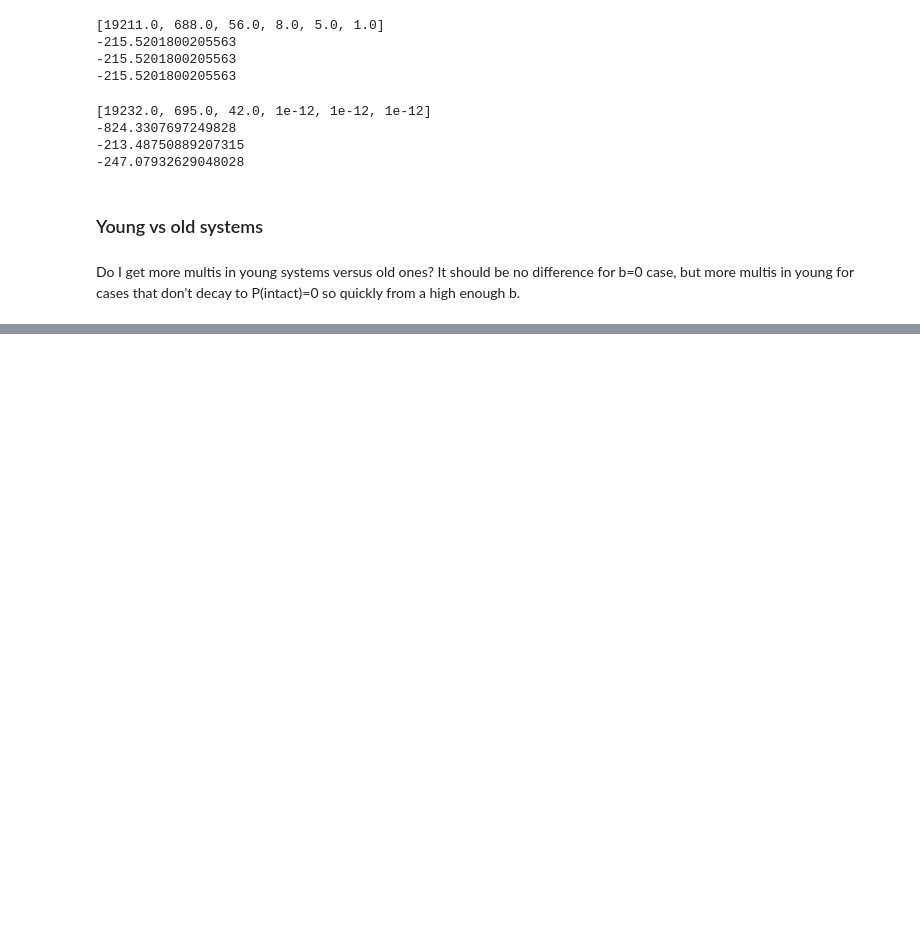
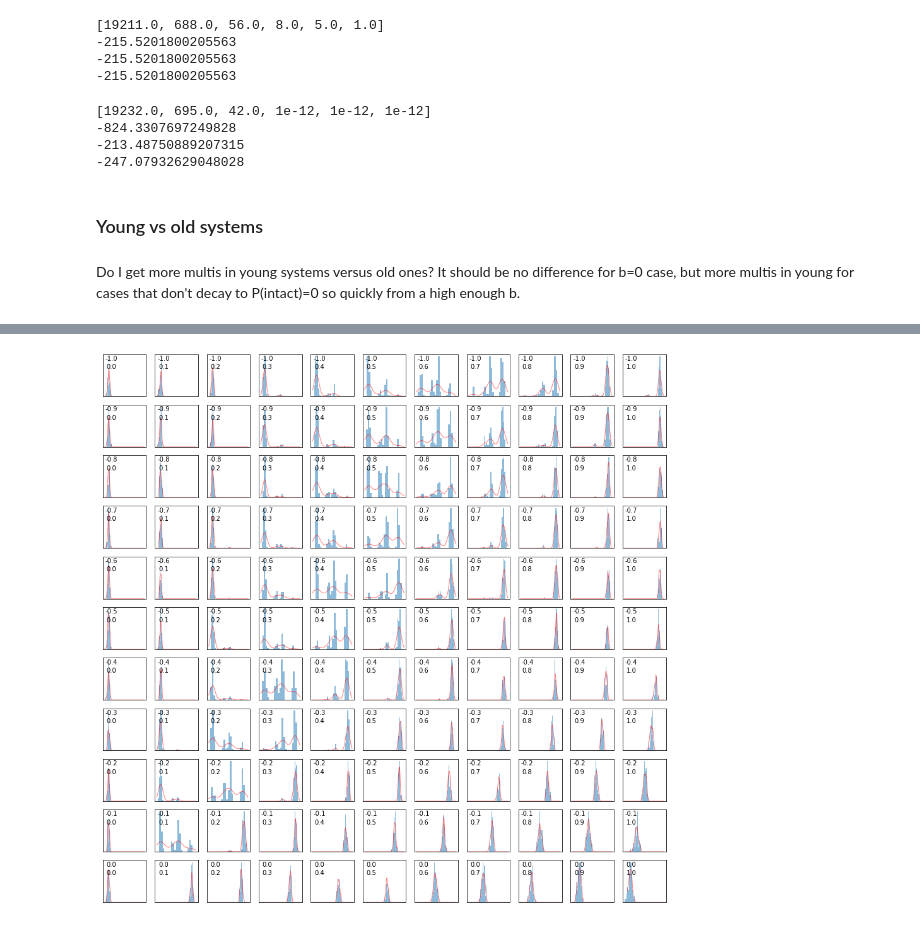
Before and after one commit to exoclam/sculpting, a Jupyter notebook: hipergator/troubleshoot-logLs.ipynb, the cells around one changed output, grey strips where cells are left out. Saved outputs shown, nothing was run; the diff lists cells and outputs as text; code cells hidden in the pictures; blank space fills up the shorter version.

```diff
--- a/hipergator/troubleshoot-logLs.ipynb
+++ b/hipergator/troubleshoot-logLs.ipynb
@@ -356,0 +443,10 @@ Name: num_planets, dtype: int64
+# %%
+# reconstructive surgery for lam of 1e-12
+fixed_logLs = []
+for x in df.lams:
+    temp_fixed_logLs = []
+    for y in x:
+        temp_fixed_logLs.append(better_loglike(y, k, 'a'))
+        #temp_fixed_logLs.append(og_better_loglike(y, k)) # for testing porpoises
+    fixed_logLs.append(temp_fixed_logLs)
+df['fixed_logLs'] = fixed_logLs
@@ -356,0 +475,78 @@ Name: num_planets, dtype: int64
+# %%
+def kde_func(x, x_grid, bandwidth):
+    """Kernel Density Estimation with Scipy"""
+    kde = gaussian_kde(x) # constant bandwidth so imbalance in sample size doesn't drive distribution
+    return kde.evaluate(x_grid)
+
+def prior_grid(cube, ndim, nparams, gi_m, gi_b):
+    """
+    Each model run will use an evenly spaced (m,b) tuple on a discrete 11x11 grid
+    Does that ruin the point of multinest? Is it valid without random sampling?
+    Maybe so, but pymultinest keeps getting stuck, so I need to get a better sense of the logL surface.
+    gi_m: grid index on m axis
+    gi_b: grid index on b axis
+    """
+    cube[0] = np.linspace(-1,0,11)[gi_m]
+    cube[1] = np.linspace(0,1,11)[gi_b]
+    return cube
+
+def generate_rand_from_pdf(pdf, x_grid, n):
+    cdf = np.cumsum(pdf) # create cdf
+    cdf = cdf / cdf[-1] # normalize cdf
+    values = np.random.rand(n)
+    value_bins = np.searchsorted(cdf, values) # return positions in cdf vector where random values should go
+    random_from_cdf = x_grid[value_bins] # select x_d positions based on these random positions
+    return random_from_cdf
+
+def kde(x, x_grid, bandwidth):
+    """Kernel Density Estimation with Scipy"""
+    #kde = gaussian_kde(x, bw_method=bandwidth / x.std(ddof=0)) # ddof=1 means std divisor is N-1 instead of N
+    #kde = gaussian_kde(x, bw_method=np.power(len(x), -0.2)) # ddof=1 means std divisor is N-1 instead of N
+    kde = gaussian_kde(x, bw_method=0.15) # constant bandwidth so imbalance in sample size doesn't drive distribution
+    #print(bandwidth/x.std(ddof=1)) # this is bw used in S/O
+    #print(np.power(len(x), -0.2)) # the bw if I use Scott's factor as the bw to multiply with covariance matrix
+    return kde.evaluate(x_grid)
+
+plt.figure(figsize=(16,16))
+index = 0
+ndim = 2
+nbins = 20
+nparams = 2
+draws = 50
+lower = min([min(i) for i in logLs])
+upper = max([max(i) for i in logLs])
+logLs = df.fixed_logLs
+lams = df.lams
+bs = df.bs
+ms = df.ms
+mean_logLs = []
+mean_logLs2 = []
+for gi_m in range(11):
+    for gi_b in range(11):
+        ax = plt.subplot2grid((11,11), (gi_m,gi_b))
+        cube = [random.uniform(0,1), random.uniform(0,1)]
+        cube = prior_grid(cube, ndim, nparams, gi_m, gi_b)
+        ax.text(0.2, 0.9, round(cube[0],1), horizontalalignment='center', verticalalignment='center', transform=ax.transAxes)
+        ax.text(0.2, 0.7, round(cube[1],1), horizontalalignment='center', verticalalignment='center', transform=ax.transAxes)
+        hist, bins = np.histogram(logLs[index], bins=20)
+
+        x_grid = np.linspace(lower, upper, 100)
+        kdepdf = kde_func(np.array(logLs[index]), x_grid, bandwidth=0.2) # generate KDE model
+        mean_logLs.append(x_grid[np.argmax(kdepdf)])
+        mean_logLs2.append(np.mean(logLs[index]))
+        #random_from_kde = generate_rand_from_pdf(kdepdf, x_grid, draws) # generate random data from KDE distribution
+        #print(kdepdf)
+
+        bin_midpoints = bins[:-1] + np.diff(bins) / 2 # get positions of bin midpoints
+        random_from_cdf = generate_rand_from_pdf(hist, bin_midpoints, draws) # generate random data from histogram
+
+        #plt.hist(logLs[index], bins=np.linspace(lower, upper, 20))
+        ax.hist(logLs[index], nbins, density=True, alpha=0.5) # plot histogram of normalized data
+        ax.plot(x_grid, kdepdf, color='r', alpha=0.5, lw=1) # plot KDE over normalized histogram
+        ax.get_xaxis().set_visible(False)
+        ax.get_yaxis().set_visible(False)
+
+        index += 1
+plt.show()
+# %% [output]
+[figure, added]
```
Also changed, not shown: parts of 46 cells of this notebook.
